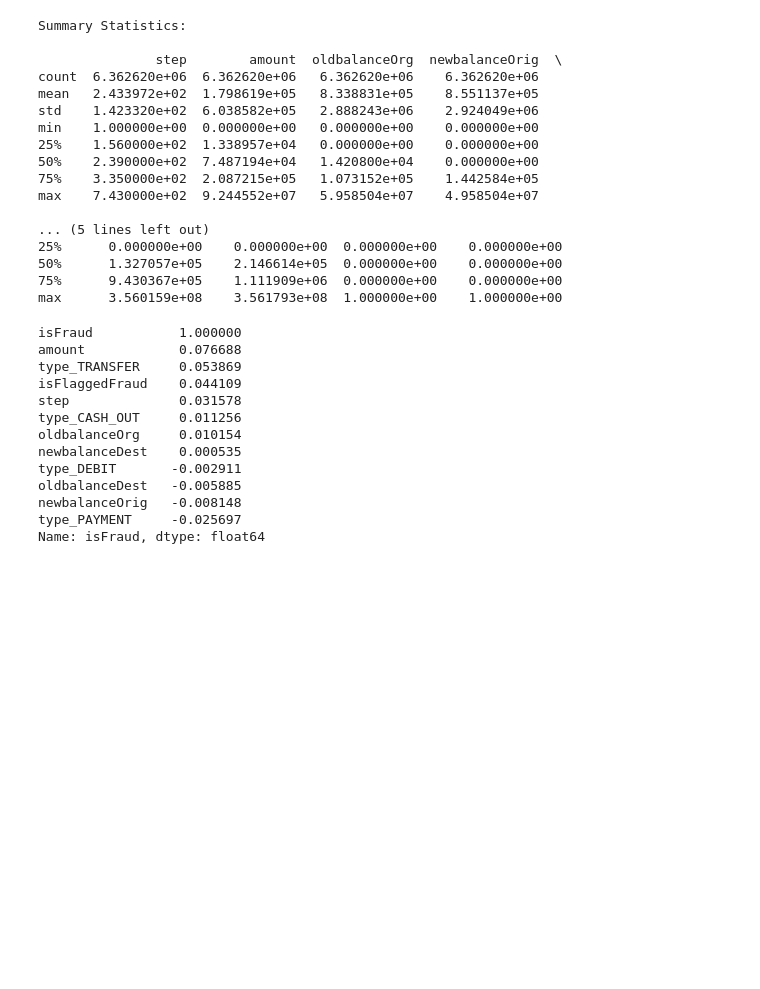
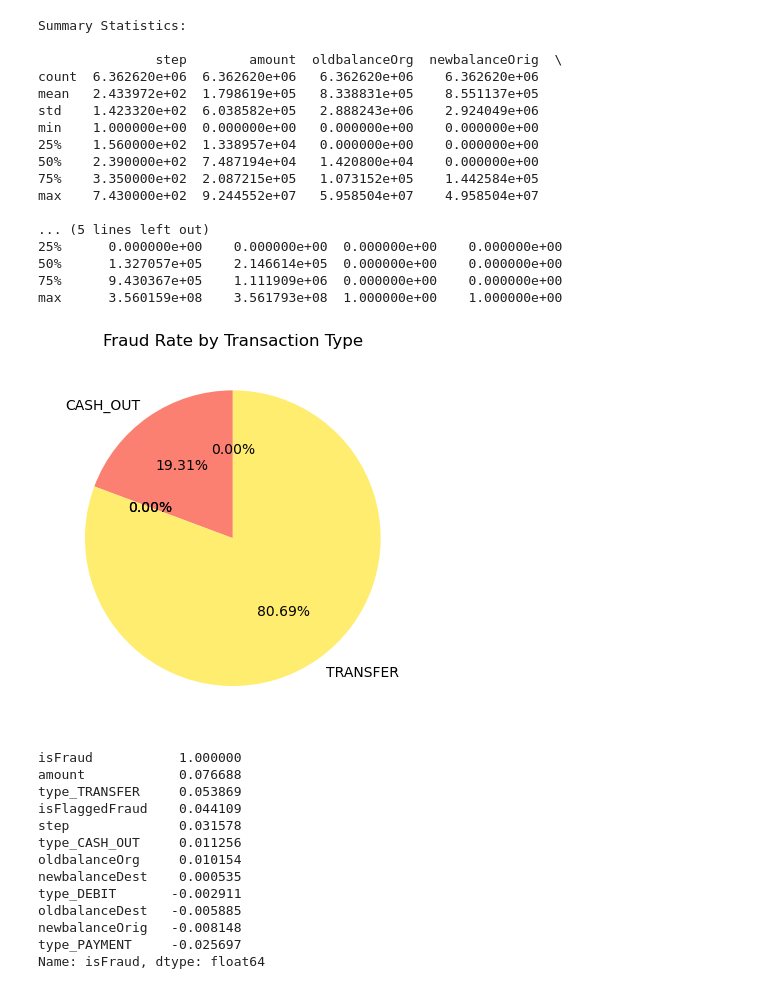
Before and after one commit to metropolisjenensis/Probabilistic-Machine-Learning_lecture-PROJECTS, a Jupyter notebook: projects/26-1CASKXX_fraud_detection/notebooks/01_Data_Exploration_Preprocessing.ipynb, the cells around one changed output. Drawn from its saved outputs; the diff is of its cells as text; code cells hidden in the pictures; blank space fills up the shorter version.

```diff
--- a/projects/26-1CASKXX_fraud_detection/notebooks/01_Data_Exploration_Preprocessing.ipynb
+++ b/projects/26-1CASKXX_fraud_detection/notebooks/01_Data_Exploration_Preprocessing.ipynb
@@ -95,6 +121,23 @@ max    7.430000e+02  9.244552e+07   5.958504e+07    4.958504e+07
 50%      1.327057e+05    2.146614e+05  0.000000e+00    0.000000e+00
 75%      9.430367e+05    1.111909e+06  0.000000e+00    0.000000e+00
 max      3.560159e+08    3.561793e+08  1.000000e+00    1.000000e+00
+# %%
+# Plot fraud rate as a pie chart
+# Calculate fraud rate per transaction type
+fraud_by_type = df.groupby("type")["isFraud"].mean()
+
+fraud_by_type.plot(
+    kind="pie",
+    autopct='%1.2f%%',
+    startangle=90,
+    cmap="Set3",
+    legend=False,
+    ylabel=""
+)
+plt.title("Fraud Rate by Transaction Type")
+plt.show()
+# %% [output]
+[figure, added]
 # %%
 # Drop columns not useful for modeling
 cols_to_drop = ['nameOrig', 'nameDest']
```
Also changed, not shown: parts of 6 cells of this notebook, 5 other files.
